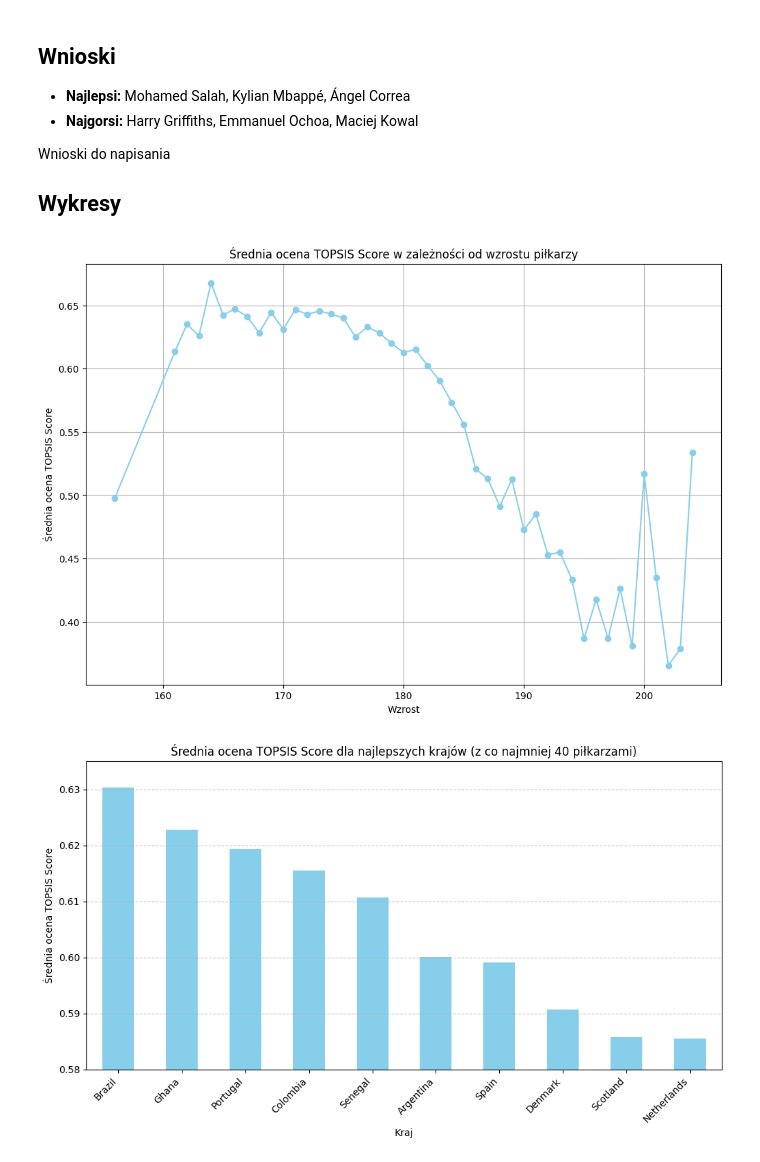
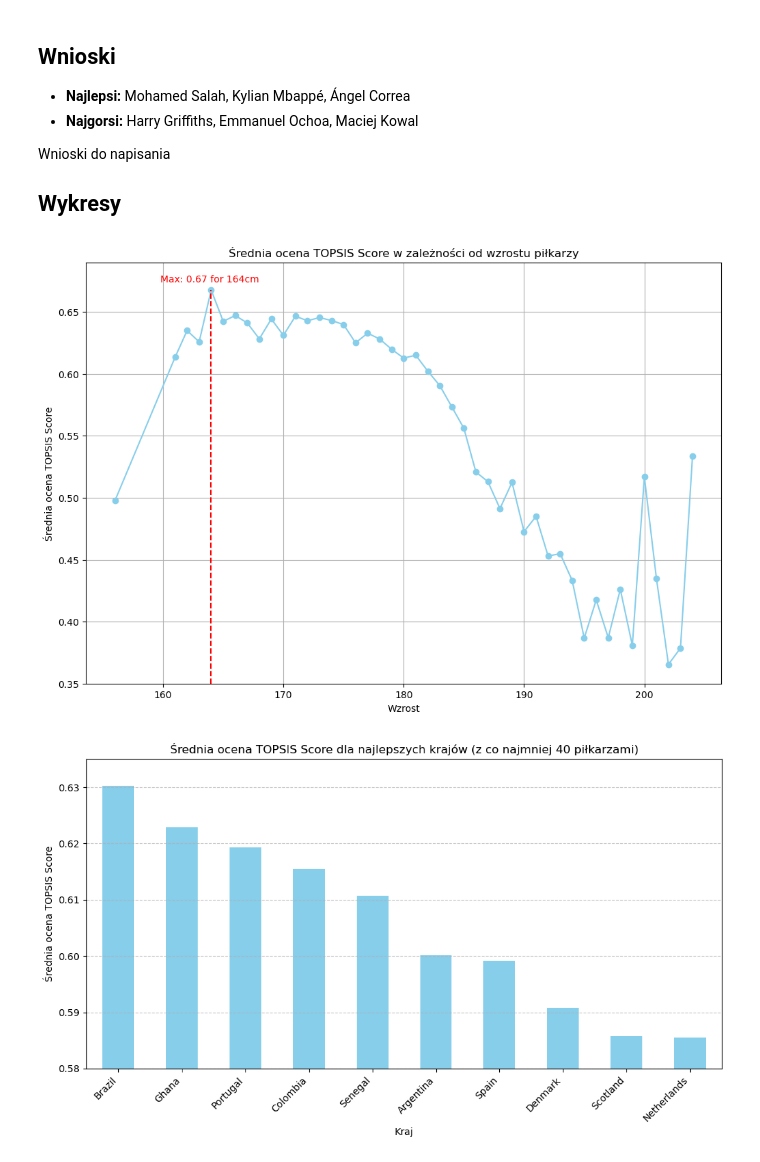
Before and after one commit to izabelakolodziejska/Fifa_players_analysis, a Jupyter notebook: fifa_analysys.ipynb, the cells around one changed output. Drawn from its saved outputs; the diff is of its cells as text; code cells hidden in the pictures.

Commit message:
Added indicator showing the highest value height players to Topsis plot

```diff
--- a/fifa_analysys.ipynb
+++ b/fifa_analysys.ipynb
@@ -396,16 +404,20 @@ Wnioski do napisania
 # %%
 average_scores_by_height = sorted_data.groupby('height')['TOPSIS Score'].mean()
 
 plt.figure(figsize=(12, 8))
 plt.plot(average_scores_by_height.index, average_scores_by_height.values, marker='o', linestyle='-', color='skyblue')
-plt.bar(average_scores_by_height.index, average_scores_by_height.values)
+max_score = average_scores_by_height.max()
+max_height = average_scores_by_height.idxmax()
+plt.vlines(x=max_height, ymin=0.35, ymax=max_score, color='r', linestyle='--', label=f'Max: {max_score:.2f}')
+plt.text(max_height+4, max_score+0.005, f'Max: {max_score:.2f} for {max_height:.0f}cm', va='bottom', ha='right', color='r')
 plt.xlabel('Wzrost')
 plt.ylabel('Średnia ocena TOPSIS Score')
 plt.title('Średnia ocena TOPSIS Score w zależności od wzrostu piłkarzy')
+plt.ylim(0.35, 0.69)
 plt.grid(True)
 plt.show()
 # %% [output]
-[figure, old version]
+[figure, new version]
 # %%
 players_count_by_country = sorted_data['country'].value_counts()
 
```
Also changed, not shown: parts of 12 cells of this notebook.
